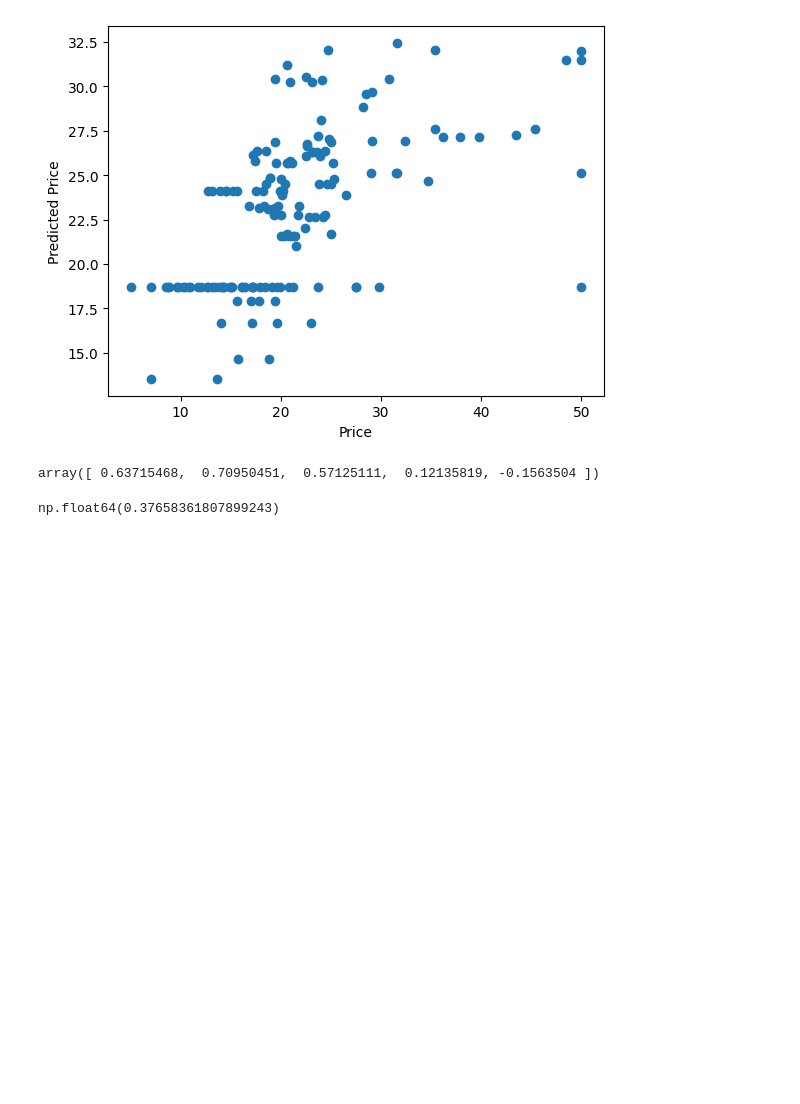
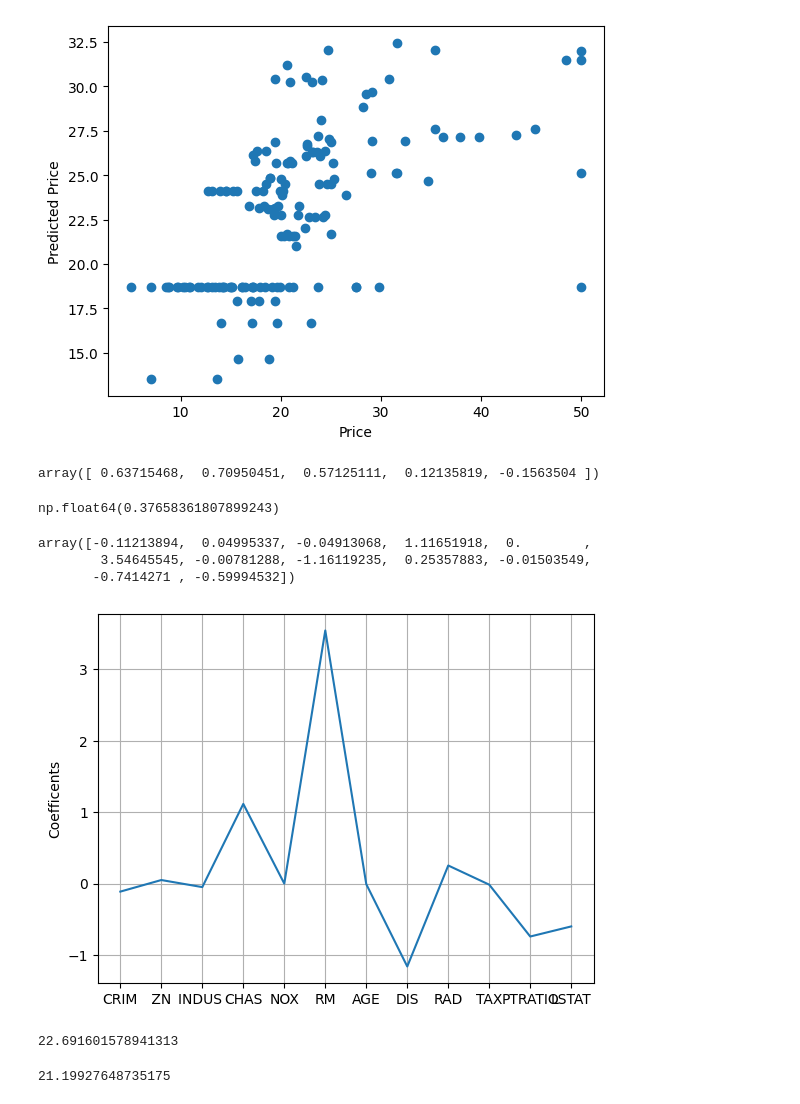
Before and after one commit to docroch/learning-data-science, a Jupyter notebook: modeling/linear-regression.ipynb, the cells around one changed output. Saved outputs shown, nothing was run; the diff lists cells and outputs as text; code cells hidden in the pictures; blank space fills up the shorter version.

Commit message:
add lasso and ridge

```diff
--- a/modeling/linear-regression.ipynb
+++ b/modeling/linear-regression.ipynb
@@ -184,3 +186,20 @@ array([ 0.63715468,  0.70950451,  0.57125111,  0.12135819, -0.1563504 ])
 np.mean(cv_score)
 # %% [output]
 np.float64(0.37658361807899243)
+# %%
+lasso = Lasso(alpha=0.1)
+lasso.fit(x, y)
+lasso_coef = lasso.coef_
+lasso_coef
+# %% [output]
+array([-0.11213894,  0.04995337, -0.04913068,  1.11651918,  0.        ,
+        3.54645545, -0.00781288, -1.16119235,  0.25357883, -0.01503549,
+       -0.7414271 , -0.59994532])
+# %%
+plt.plot(range(len(lasso_coef)), lasso_coef)
+plt.xticks(range(len(lasso_coef)), df.columns[:-1])
+plt.ylabel('Coefficents')
+plt.grid()
+plt.show()
+# %% [output]
+[figure, added]
@@ -186,0 +210,5 @@ np.float64(0.37658361807899243)
+# %%
+lasso_mse = mean_squared_error(y_test, y_lasso)
+lasso_mse
+# %% [output]
+22.691601578941313
@@ -186,0 +219,5 @@ np.float64(0.37658361807899243)
+# %%
+ridge_mse = mean_squared_error(y_test, y_ridge)
+ridge_mse
+# %% [output]
+21.19927648735175
```
Also changed, not shown: parts of 3 cells of this notebook.
